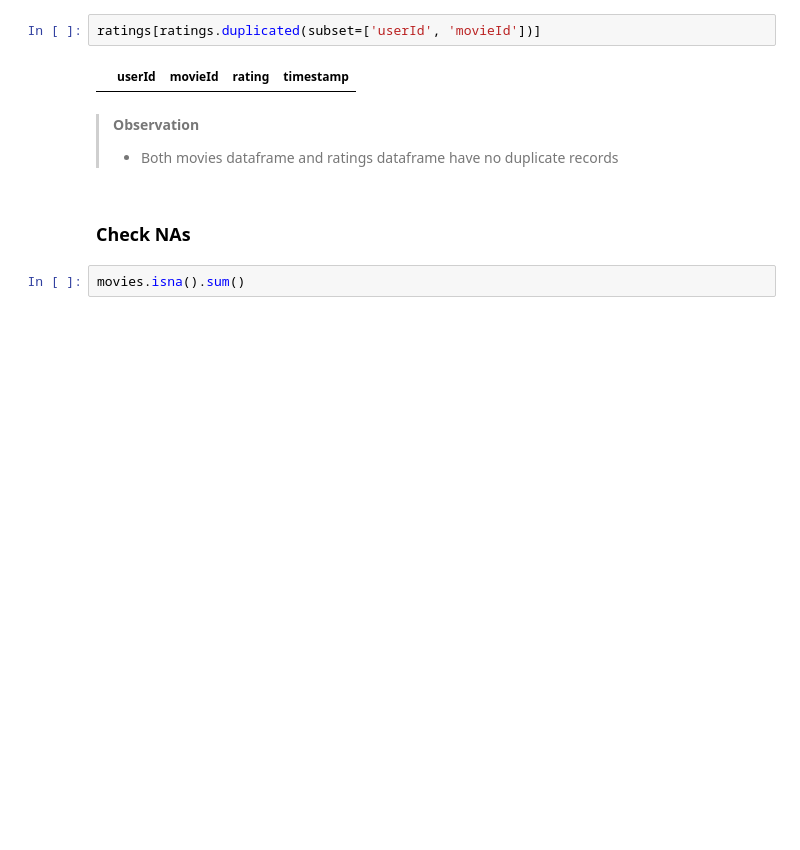
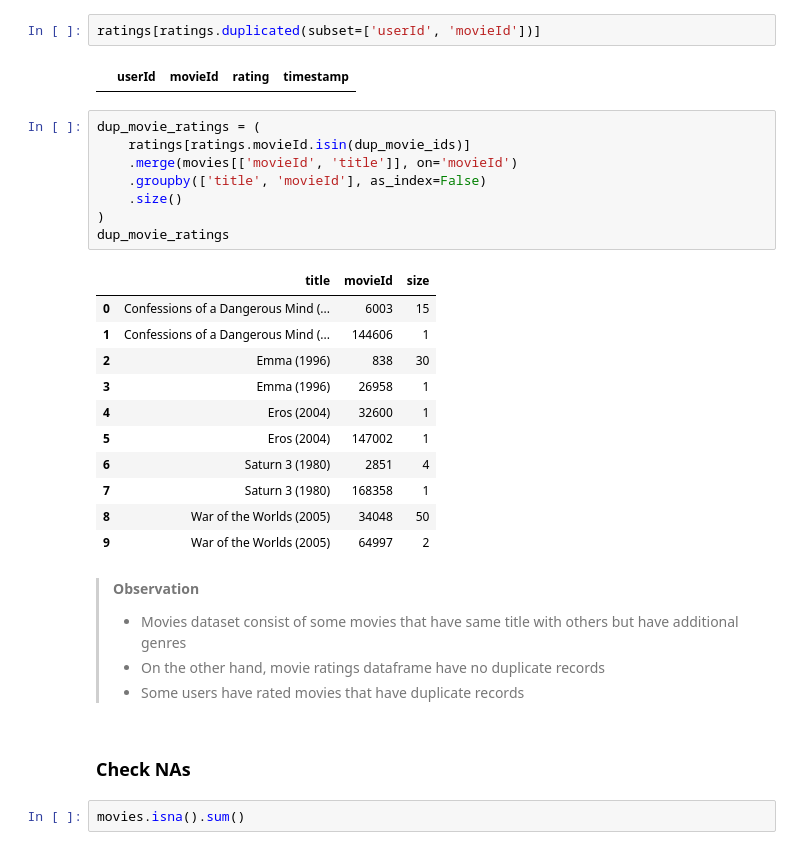
Before and after one commit to ppkgtmm/big-data, a Jupyter notebook: Lecture 2 - Data Preparation/Exercise.ipynb, the cells around one changed output. Saved outputs shown, nothing was run; the diff lists cells and outputs as text; blank space fills up the shorter version.

```diff
--- a/Lecture 2 - Data Preparation/Exercise.ipynb
+++ b/Lecture 2 - Data Preparation/Exercise.ipynb
@@ -39,9 +58,31 @@ movies[movies.duplicated(subset=['movieId'])]
 ratings[ratings.duplicated(subset=['userId', 'movieId'])]
 # %% [output]
 |  | userId | movieId | rating | timestamp |
+# %%
+dup_movie_ratings = (
+    ratings[ratings.movieId.isin(dup_movie_ids)]
+    .merge(movies[['movieId', 'title']], on='movieId')
+    .groupby(['title', 'movieId'], as_index=False)
+    .size()
+)
+dup_movie_ratings
+# %% [output]
+|  | title | movieId | size |
+| 0 | Confessions of a Dangerous Mind (... | 6003 | 15 |
+| 1 | Confessions of a Dangerous Mind (... | 144606 | 1 |
+| 2 | Emma (1996) | 838 | 30 |
+| 3 | Emma (1996) | 26958 | 1 |
+| 4 | Eros (2004) | 32600 | 1 |
+| 5 | Eros (2004) | 147002 | 1 |
+| 6 | Saturn 3 (1980) | 2851 | 4 |
+| 7 | Saturn 3 (1980) | 168358 | 1 |
+| 8 | War of the Worlds (2005) | 34048 | 50 |
+| 9 | War of the Worlds (2005) | 64997 | 2 |
 # %% [markdown]
 > **Observation**
-> - Both movies dataframe and ratings dataframe have no duplicate records
+> - Movies dataset consist of some movies that have same title with others but have additional genres
+> - On the other hand, movie ratings dataframe have no duplicate records
+> - Some users have rated movies that have duplicate records
 # %% [markdown]
 ### Check NAs
 # %%
```
Also changed, not shown: parts of 31 cells of this notebook.
